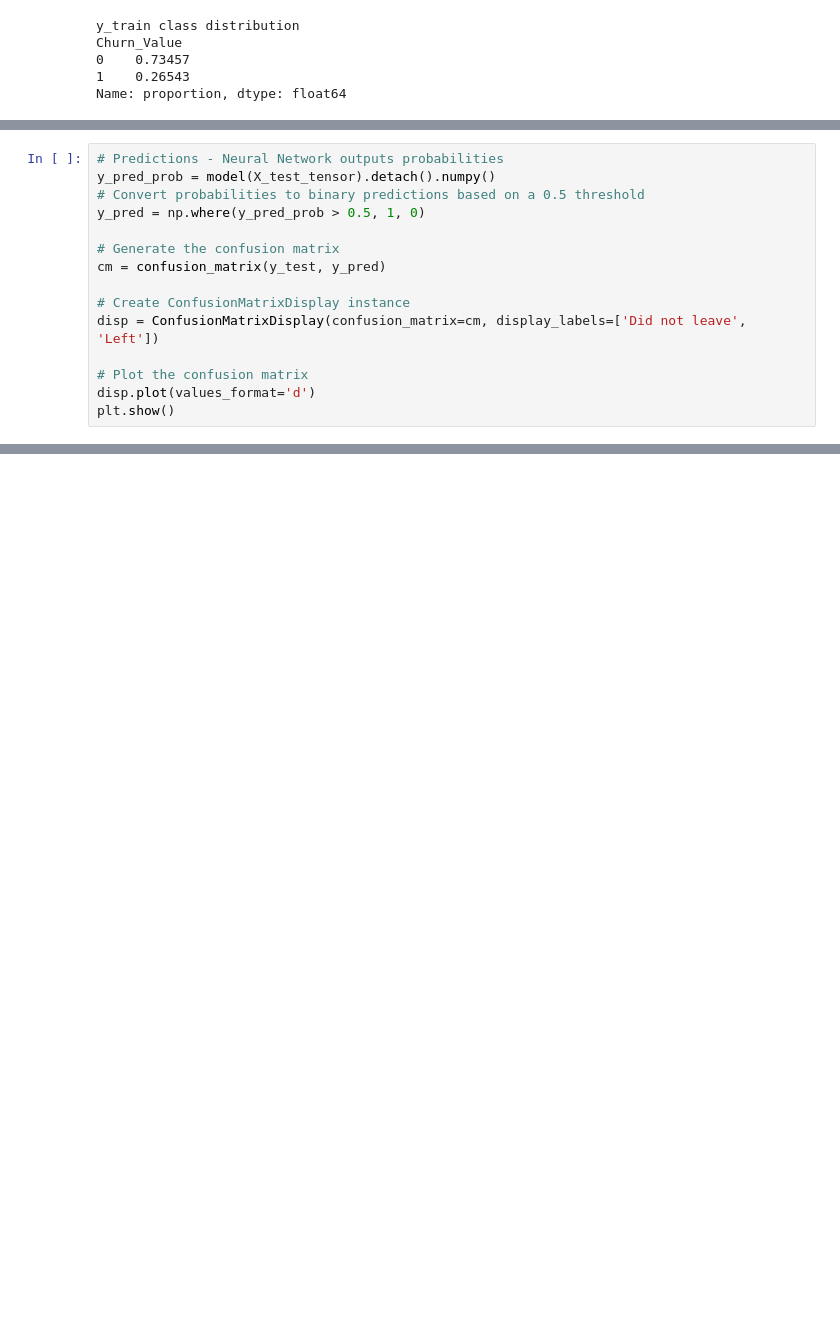
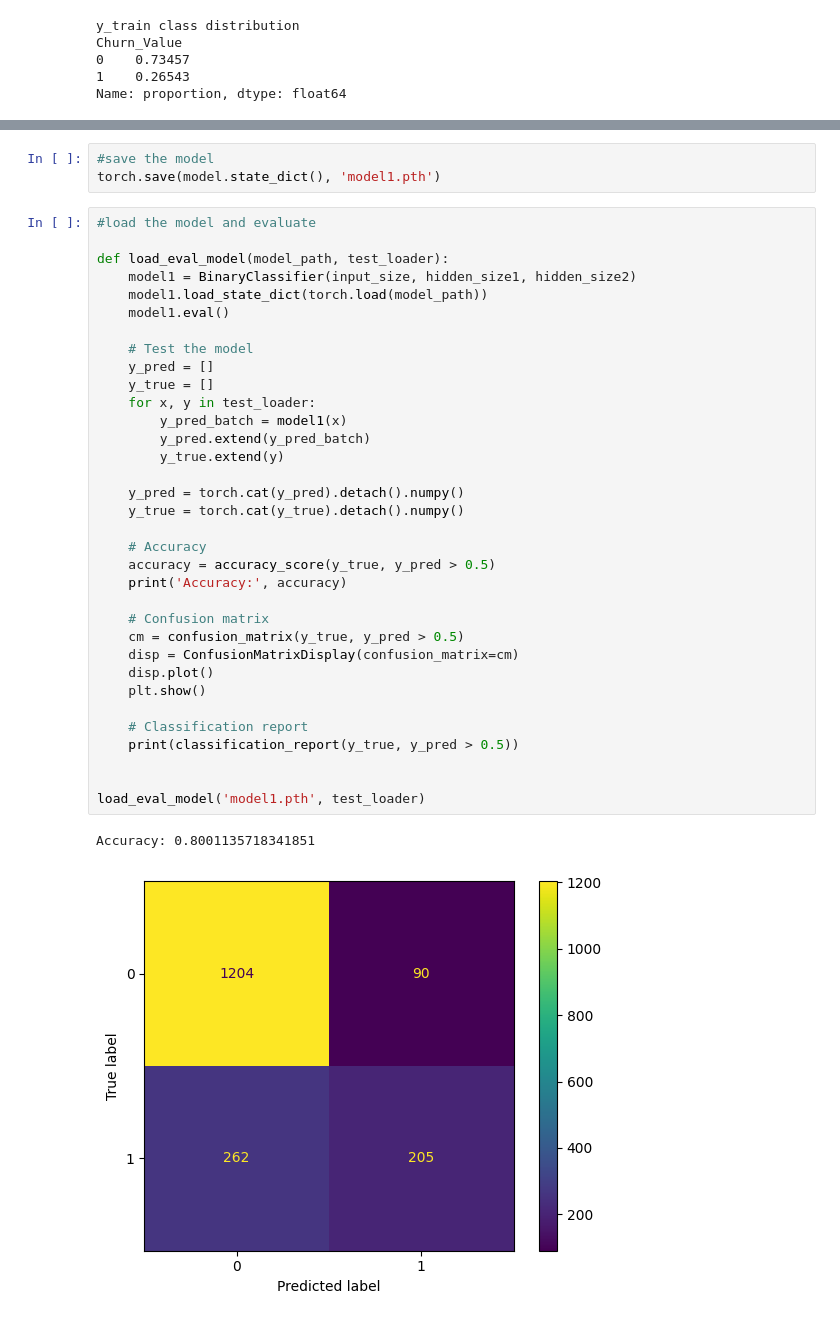
Before and after one commit to krishangupta33/Predicting-Customer-Churn-using-Feed-Forward-Neural-Networks, a Jupyter notebook: Churn Prediction-FFNN.ipynb, the cells around one changed output, grey strips where cells are left out. Cells and saved outputs as stored; diff of their text form; blank space fills up the shorter version.

```diff
--- a/Churn Prediction-FFNN.ipynb
+++ b/Churn Prediction-FFNN.ipynb
@@ -477,15 +378,0 @@ Test Accuracy: 26.52%
-# %%
-# Predictions - Neural Network outputs probabilities
-y_pred_prob = model(X_test_tensor).detach().numpy()
-# Convert probabilities to binary predictions based on a 0.5 threshold
-y_pred = np.where(y_pred_prob > 0.5, 1, 0)
-
-# Generate the confusion matrix
-cm = confusion_matrix(y_test, y_pred)
-
-# Create ConfusionMatrixDisplay instance
-disp = ConfusionMatrixDisplay(confusion_matrix=cm, display_labels=['Did not leave', 'Left'])
-
-# Plot the confusion matrix
-disp.plot(values_format='d')
-plt.show()
@@ -493,0 +477,40 @@ plt.show()
+# %%
+#save the model
+torch.save(model.state_dict(), 'model1.pth')
+# %%
+#load the model and evaluate
+
+def load_eval_model(model_path, test_loader):
+    model1 = BinaryClassifier(input_size, hidden_size1, hidden_size2)
+    model1.load_state_dict(torch.load(model_path))
+    model1.eval()
+
+    # Test the model
+    y_pred = []
+    y_true = []
+    for x, y in test_loader:
+        y_pred_batch = model1(x)
+        y_pred.extend(y_pred_batch)
+        y_true.extend(y)
+
+    y_pred = torch.cat(y_pred).detach().numpy()
+    y_true = torch.cat(y_true).detach().numpy()
+
+    # Accuracy
+    accuracy = accuracy_score(y_true, y_pred > 0.5)
+    print('Accuracy:', accuracy)
+
+    # Confusion matrix
+    cm = confusion_matrix(y_true, y_pred > 0.5)
+    disp = ConfusionMatrixDisplay(confusion_matrix=cm)
+    disp.plot()
+    plt.show()
+
+    # Classification report
+    print(classification_report(y_true, y_pred > 0.5))
+
+
+load_eval_model('model1.pth', test_loader)
+# %% [output]
+Accuracy: 0.8001135718341851
+[figure, added]
```
Also changed, not shown: parts of 34 cells of this notebook, 5 other files.
